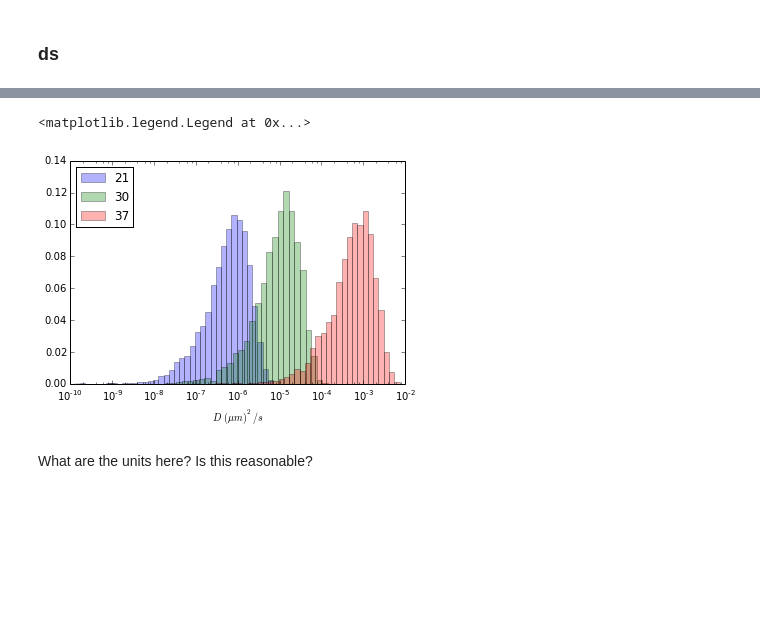
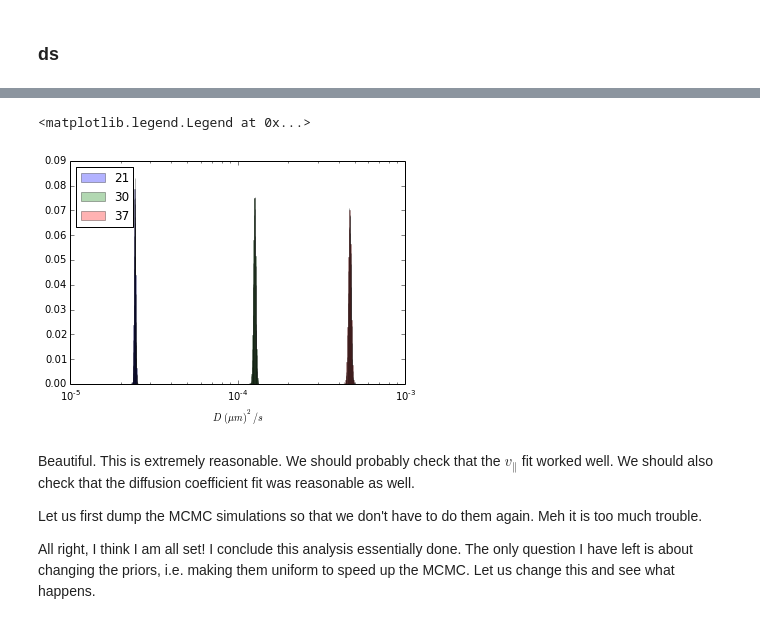
Before and after one commit to btweinstein/chirality_finder, a Jupyter notebook: Final_Diffusion_Analysis-2.ipynb, the cells around one changed output, grey strips where cells are left out. Drawn from its saved outputs; the diff is of its cells as text; code cells hidden in the pictures; blank space fills up the shorter version.

Commit message:
Moved MCMC analysis to IPython as I kept changing it. Various Ipython changes.

```diff
--- a/Final_Diffusion_Analysis-2.ipynb
+++ b/Final_Diffusion_Analysis-2.ipynb
@@ -607,0 +538,6 @@ Done setting up!
+# %%
+cg21, av_chir21, av_dif21 = setup_analysis(21)
+
+model21 = make_model(cg21, av_chir21, av_dif21)
+M21 = pymc.MCMC(model21)
+M21.sample(100000, burn=10000, thin=10)
@@ -607,0 +559,6 @@ Done setting up!
+# %%
+cg30, av_chir30, av_dif30 = setup_analysis(30)
+
+model30 = make_model(cg30, av_chir30, av_dif30)
+M30 = pymc.MCMC(model30)
+M30.sample(100000, burn=10000, thin=10)
@@ -607,0 +580,6 @@ Done setting up!
+# %%
+cg37, av_chir37, av_dif37 = setup_analysis(37)
+
+model37 = make_model(cg37, av_chir37, av_dif37)
+M37 = pymc.MCMC(model37)
+M37.sample(100000, burn=10000, thin=10)
@@ -680,14 +709,18 @@ print_mean_error(M37, 37, 'ds')
 # %%
-makeNormedHist(M21.trace('ds')[:]*10.**6, 40, logX=True, label='21', alpha=0.3)
-makeNormedHist(M30.trace('ds')[:]*10.**6, 40, logX=True, label='30', alpha=0.3)
-makeNormedHist(M37.trace('ds')[:]*10.**6, 40, logX=True, label='37', alpha=0.3)
+makeNormedHist(M21.trace('ds')[:], 40, label='21', alpha=0.3)
+makeNormedHist(M30.trace('ds')[:], 40, label='30', alpha=0.3)
+makeNormedHist(M37.trace('ds')[:], 40, label='37', alpha=0.3)
 
 plt.gca().set_xscale('log')
 
 plt.xlabel('$D$ $(\mu m)^2/s$')
 plt.legend(loc='best')
 # %% [output]
 <matplotlib.legend.Legend at 0x...>
-[figure, old version]
+[figure, new version]
-# %% [markdown]
-What are the units here? Is this reasonable?
+# %% [markdown]
+Beautiful. This is extremely reasonable. We should probably check that the $v_\parallel$ fit worked well. We should also check that the diffusion coefficient fit was reasonable as well.
+
+Let us first dump the MCMC simulations so that we don't have to do them again. Meh it is too much trouble.
+
+All right, I think I am all set! I conclude this analysis essentially done. The only question I have left is about changing the priors, i.e. making them uniform to speed up the MCMC. Let us change this and see what happens.
```
Also changed, not shown: parts of 17 cells of this notebook, 3 other files.
